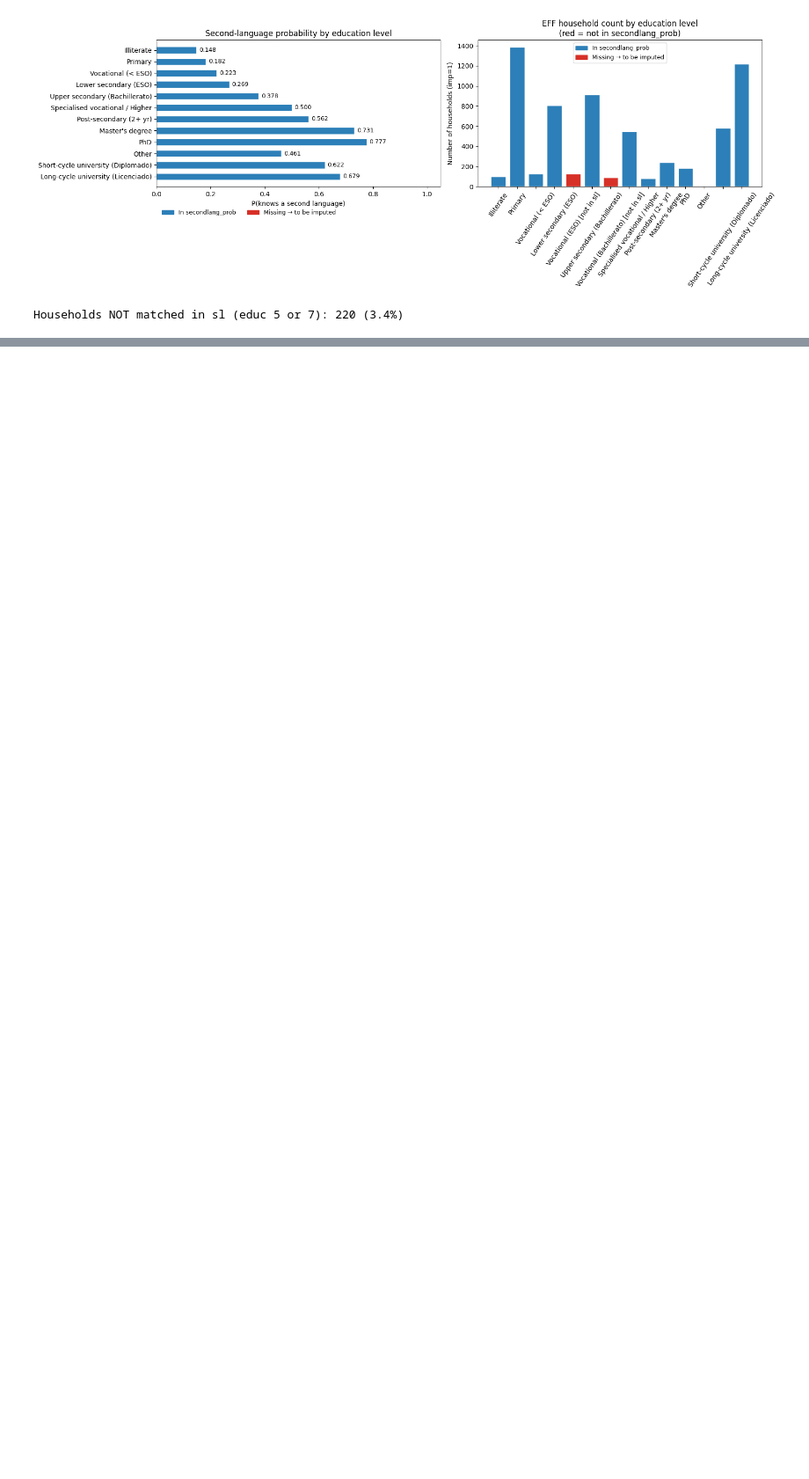
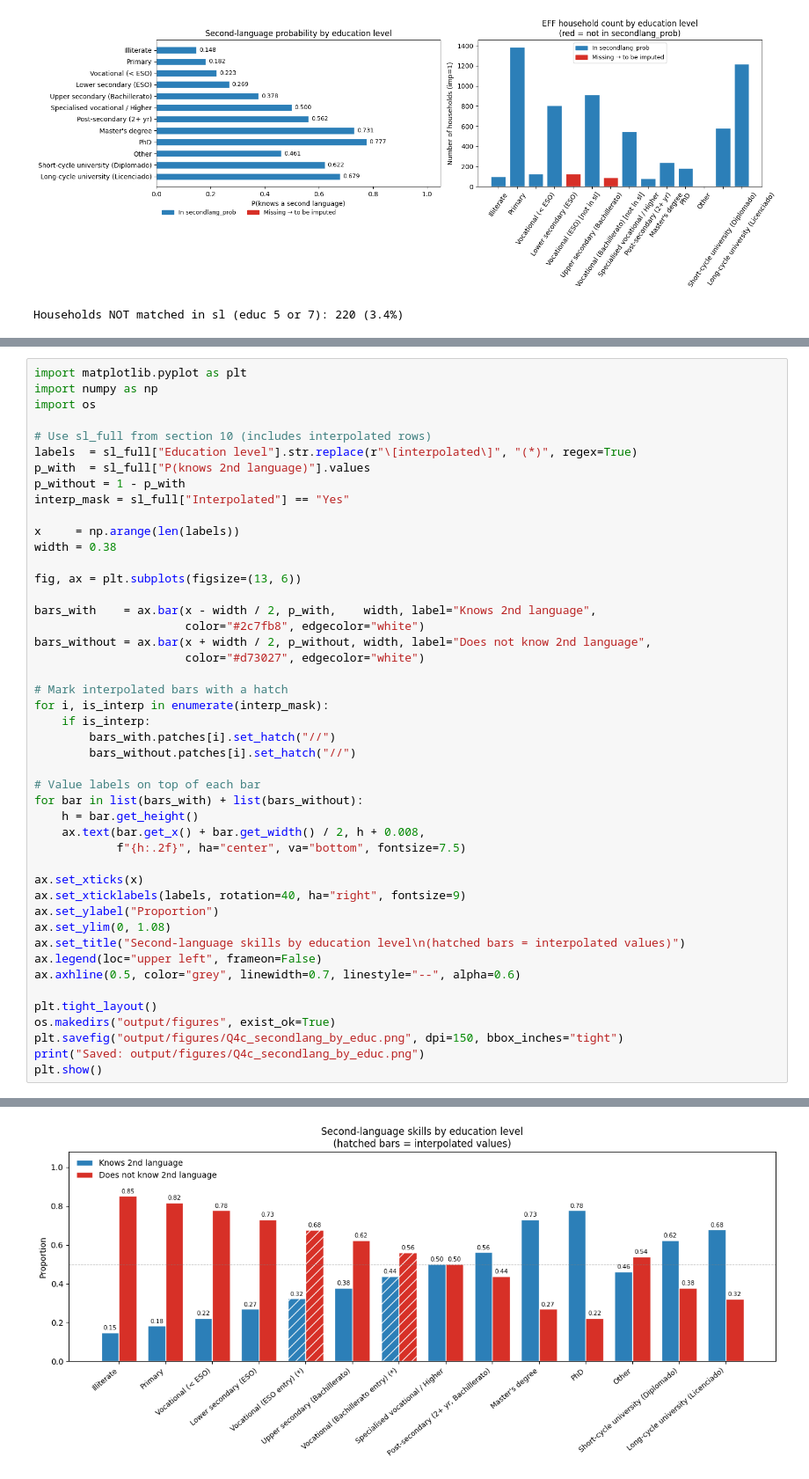
Before and after one commit to Stef-creator/Survey-of-Household-Finances, a Jupyter notebook: explore_data.ipynb, the cells around one changed output, grey strips where cells are left out. Shown at 88% size. Saved outputs shown, nothing was run; the diff lists cells and outputs as text; blank space fills up the shorter version.

```diff
--- a/explore_data.ipynb
+++ b/explore_data.ipynb
@@ -339,0 +598,47 @@ Households NOT matched in sl (educ 5 or 7): 220 (3.4%)
+# %%
+import matplotlib.pyplot as plt
+import numpy as np
+import os
+
+# Use sl_full from section 10 (includes interpolated rows)
+labels  = sl_full["Education level"].str.replace(r"\[interpolated\]", "(*)", regex=True)
+p_with  = sl_full["P(knows 2nd language)"].values
+p_without = 1 - p_with
+interp_mask = sl_full["Interpolated"] == "Yes"
+
+x     = np.arange(len(labels))
+width = 0.38
+
+fig, ax = plt.subplots(figsize=(13, 6))
+
+bars_with    = ax.bar(x - width / 2, p_with,    width, label="Knows 2nd language",
+                      color="#2c7fb8", edgecolor="white")
+bars_without = ax.bar(x + width / 2, p_without, width, label="Does not know 2nd language",
+                      color="#d73027", edgecolor="white")
+
+# Mark interpolated bars with a hatch
+for i, is_interp in enumerate(interp_mask):
+    if is_interp:
+        bars_with.patches[i].set_hatch("//")
+        bars_without.patches[i].set_hatch("//")
+
+# Value labels on top of each bar
+for bar in list(bars_with) + list(bars_without):
+    h = bar.get_height()
+    ax.text(bar.get_x() + bar.get_width() / 2, h + 0.008,
+            f"{h:.2f}", ha="center", va="bottom", fontsize=7.5)
+
+ax.set_xticks(x)
+ax.set_xticklabels(labels, rotation=40, ha="right", fontsize=9)
+ax.set_ylabel("Proportion")
+ax.set_ylim(0, 1.08)
+ax.set_title("Second-language skills by education level\n(hatched bars = interpolated values)")
+ax.legend(loc="upper left", frameon=False)
+ax.axhline(0.5, color="grey", linewidth=0.7, linestyle="--", alpha=0.6)
+
+plt.tight_layout()
+os.makedirs("output/figures", exist_ok=True)
+plt.savefig("output/figures/Q4c_secondlang_by_educ.png", dpi=150, bbox_inches="tight")
+print("Saved: output/figures/Q4c_secondlang_by_educ.png")
+plt.show()
+# %% [output]
@@ -339,0 +646 @@ Households NOT matched in sl (educ 5 or 7): 220 (3.4%)
+[figure, added]
```
Also changed, not shown: parts of 10 cells of this notebook, 11 other files.
